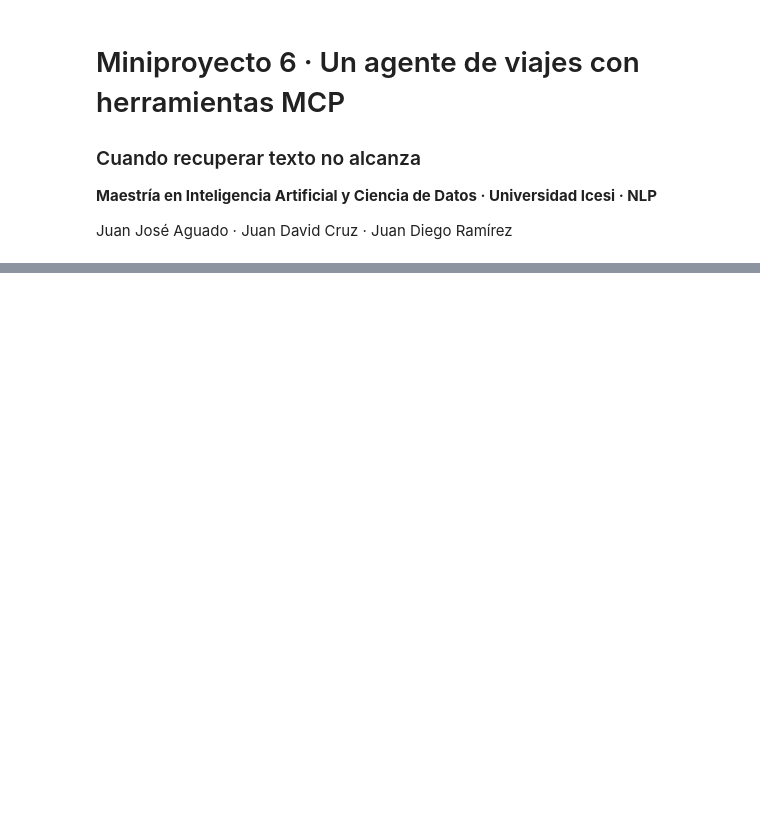
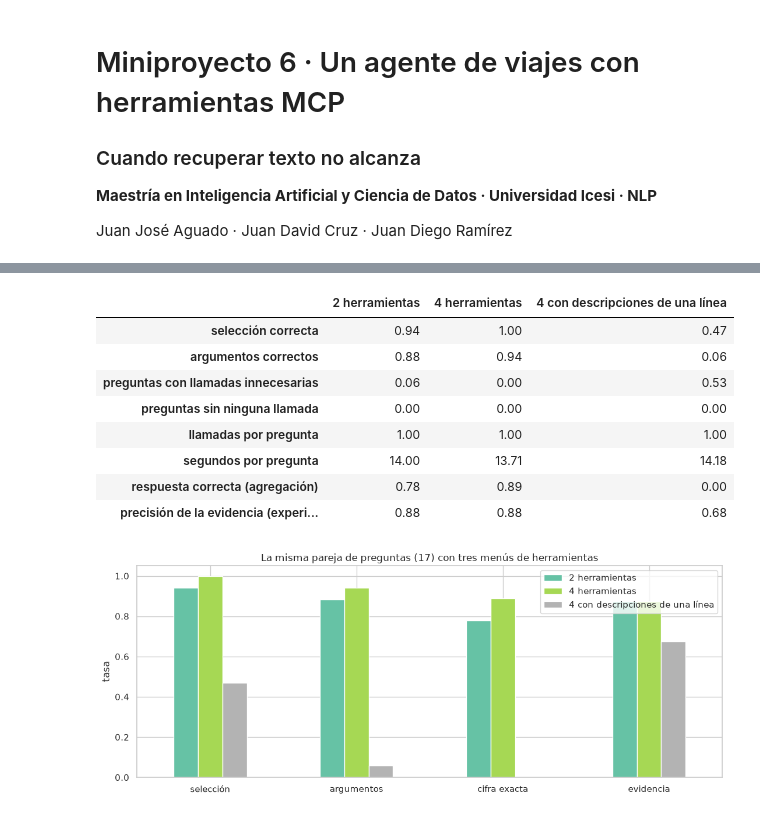
Before and after one commit to Aguado4/miniproyecto-6-nlp-Aguado-Cruz-Ramirez, a Jupyter notebook: notebooks/miniproyecto6_restmex_mcp.ipynb, the cells around one changed output, grey strips where cells are left out. Saved outputs shown, nothing was run; the diff lists cells and outputs as text; code cells hidden in the pictures; blank space fills up the shorter version.

```diff
--- a/notebooks/miniproyecto6_restmex_mcp.ipynb
+++ b/notebooks/miniproyecto6_restmex_mcp.ipynb
@@ -218,0 +828,9 @@ Contrato de cada herramienta: mcp_servers/README.md
+# %%
+if OLLAMA_OK:
+    fallos = ev4[~ev4["seleccion_ok"] | ~ev4["args_ok"] | (ev4["respuesta_ok"] == 0)]
+    print(f"Preguntas con algún fallo: {len(fallos)} de {len(ev4)}\n")
+    for _, f in fallos.iterrows():
+        fila = BANCO.set_index("id").loc[f["id"]]
+        print(f"{f['id']} · {fila['pregunta']}\n  esperada: {fila['herramienta']}({fila['args']})"
+              f"  valor real: {round(fila['valor'], 2) if isinstance(fila['valor'], float) else fila['valor']}")
+        print(f"  traza:    {f['llamadas']}\n  respuesta: {f['respuesta'][:300]}\n")
@@ -218,0 +868,39 @@ Contrato de cada herramienta: mcp_servers/README.md
+# %%
+PAREJA = {"estadisticas_destino", "buscar_resenas"}
+DESCRIPCION_CORTA = {"estadisticas_destino": "Estadísticas de un destino.",
+                     "comparar_destinos": "Compara destinos.",
+                     "buscar_resenas": "Busca reseñas.",
+                     "ficha_destino": "Ficha de un destino."}
+sub_banco = BANCO[BANCO["herramienta"].isin(PAREJA)]
+
+if OLLAMA_OK:
+    ev2 = await evaluar(crear_agente([h for h in HERRAMIENTAS if h.name in PAREJA]), sub_banco)
+    cortas = [h.model_copy(update={"description": DESCRIPCION_CORTA[h.name]}) for h in HERRAMIENTAS]
+    ev4c = await evaluar(crear_agente(cortas), sub_banco)
+    ev4_sub = ev4[ev4["id"].isin(sub_banco["id"])]
+    configs = {"2 herramientas": ev2, "4 herramientas": ev4_sub, "4 con descripciones de una línea": ev4c}
+    for nombre, ev in configs.items():
+        ev.assign(config=nombre).to_csv(METRICAS / f"h3_{norm(nombre)}.csv", index=False)
+    resumen8 = pd.DataFrame({n: metricas(ev) for n, ev in configs.items()})
+    resumen8.loc["respuesta correcta (agregación)"] = [ev.loc[ev["categoria"] == A, "respuesta_ok"].mean() for ev in configs.values()]
+    resumen8.loc["precisión de la evidencia (experiencia)"] = [ev.loc[ev["categoria"] == E, "evidencia"].mean() for ev in configs.values()]
+    display(resumen8.round(2))
+
+    fig, eje = plt.subplots(figsize=(11, 4.5))
+    resumen8.loc[["selección correcta", "argumentos correctos", "respuesta correcta (agregación)",
+                  "precisión de la evidencia (experiencia)"]].plot(kind="bar", ax=eje, rot=0, ylim=(0, 1.05),
+                                                                  colormap="Set2")
+    eje.set(title=f"La misma pareja de preguntas ({len(sub_banco)}) con tres menús de herramientas", ylabel="tasa")
+    eje.set_xticklabels(["selección", "argumentos", "cifra exacta", "evidencia"])
+    plt.tight_layout(); plt.savefig(FIGURAS / "04_h3_herramientas.png", dpi=110); plt.show()
+# %% [output]
+|  | 2 herramientas | 4 herramientas | 4 con descripciones de una línea |
+| selección correcta | 0.94 | 1.00 | 0.47 |
+| argumentos correctos | 0.88 | 0.94 | 0.06 |
+| preguntas con llamadas innecesarias | 0.06 | 0.00 | 0.53 |
+| preguntas sin ninguna llamada | 0.00 | 0.00 | 0.00 |
+| llamadas por pregunta | 1.00 | 1.00 | 1.00 |
+| segundos por pregunta | 14.00 | 13.71 | 14.18 |
+| respuesta correcta (agregación) | 0.78 | 0.89 | 0.00 |
+| precisión de la evidencia (experi... | 0.88 | 0.88 | 0.68 |
+[figure, added]
```
Also changed, not shown: parts of 64 cells of this notebook, 13 other files.
